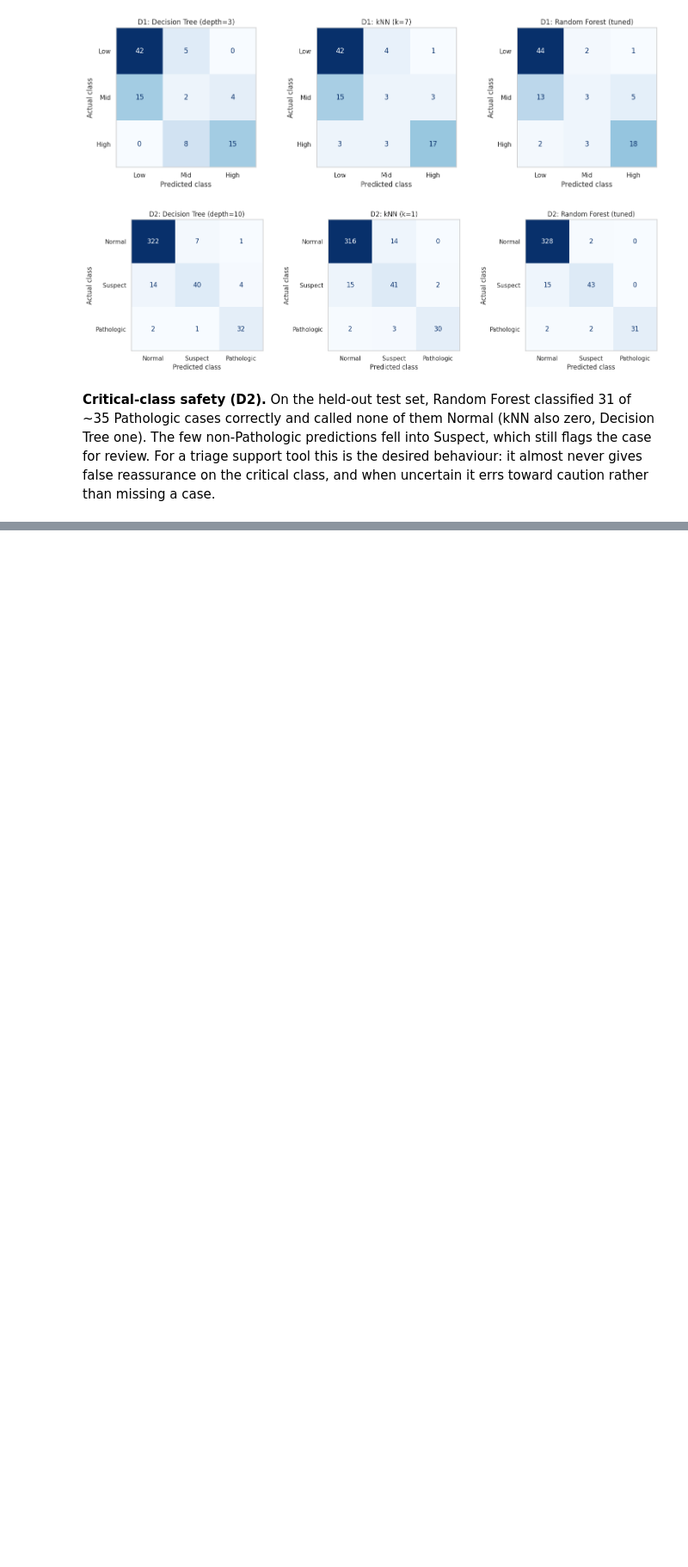
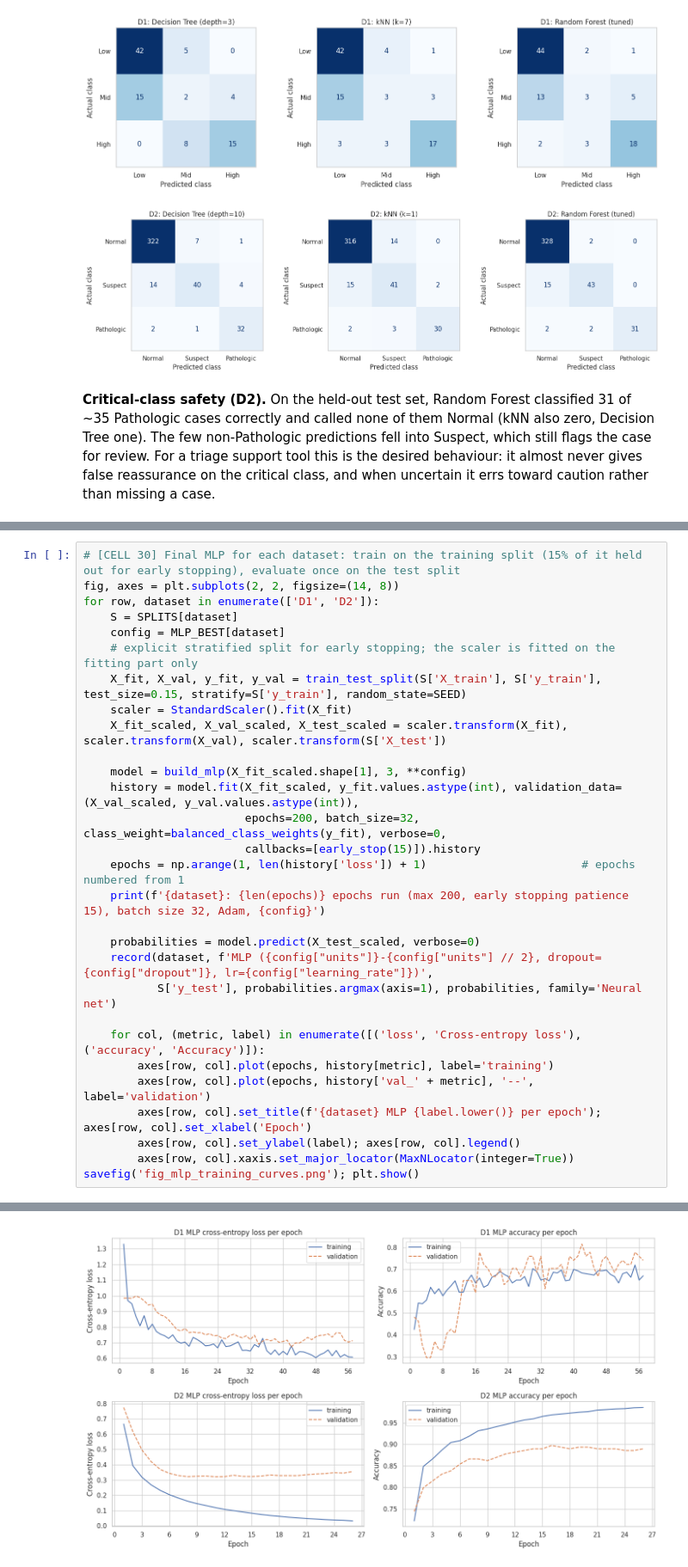
Before and after one commit to NN4010/F21DL---DMML---PG-GROUP10, a Jupyter notebook: notebooks/DMML_Group10.ipynb, the cells around one changed output, grey strips where cells are left out. Shown at 86% size. Drawn from its saved outputs; the diff is of its cells as text; blank space fills up the shorter version.

```diff
--- a/notebooks/DMML_Group10.ipynb
+++ b/notebooks/DMML_Group10.ipynb
@@ -868,0 +1020,30 @@ and when uncertain it errs toward caution rather than missing a case.
+# %%
+# [CELL 30] Final MLP for each dataset: train on the training split (15% of it held out for early stopping), evaluate once on the test split
+fig, axes = plt.subplots(2, 2, figsize=(14, 8))
+for row, dataset in enumerate(['D1', 'D2']):
+    S = SPLITS[dataset]
+    config = MLP_BEST[dataset]
+    # explicit stratified split for early stopping; the scaler is fitted on the fitting part only
+    X_fit, X_val, y_fit, y_val = train_test_split(S['X_train'], S['y_train'], test_size=0.15, stratify=S['y_train'], random_state=SEED)
+    scaler = StandardScaler().fit(X_fit)
+    X_fit_scaled, X_val_scaled, X_test_scaled = scaler.transform(X_fit), scaler.transform(X_val), scaler.transform(S['X_test'])
+
+    model = build_mlp(X_fit_scaled.shape[1], 3, **config)
+    history = model.fit(X_fit_scaled, y_fit.values.astype(int), validation_data=(X_val_scaled, y_val.values.astype(int)),
+                        epochs=200, batch_size=32, class_weight=balanced_class_weights(y_fit), verbose=0,
+                        callbacks=[early_stop(15)]).history
+    epochs = np.arange(1, len(history['loss']) + 1)                       # epochs numbered from 1
+    print(f'{dataset}: {len(epochs)} epochs run (max 200, early stopping patience 15), batch size 32, Adam, {config}')
+
+    probabilities = model.predict(X_test_scaled, verbose=0)
+    record(dataset, f'MLP ({config["units"]}-{config["units"] // 2}, dropout={config["dropout"]}, lr={config["learning_rate"]})',
+           S['y_test'], probabilities.argmax(axis=1), probabilities, family='Neural net')
+
+    for col, (metric, label) in enumerate([('loss', 'Cross-entropy loss'), ('accuracy', 'Accuracy')]):
+        axes[row, col].plot(epochs, history[metric], label='training')
+        axes[row, col].plot(epochs, history['val_' + metric], '--', label='validation')
+        axes[row, col].set_title(f'{dataset} MLP {label.lower()} per epoch'); axes[row, col].set_xlabel('Epoch')
+        axes[row, col].set_ylabel(label); axes[row, col].legend()
+        axes[row, col].xaxis.set_major_locator(MaxNLocator(integer=True))
+savefig('fig_mlp_training_curves.png'); plt.show()
+# %% [output]
@@ -868,0 +1052 @@ and when uncertain it errs toward caution rather than missing a case.
+[figure, added]
```
Also changed, not shown: parts of 16 cells of this notebook.
